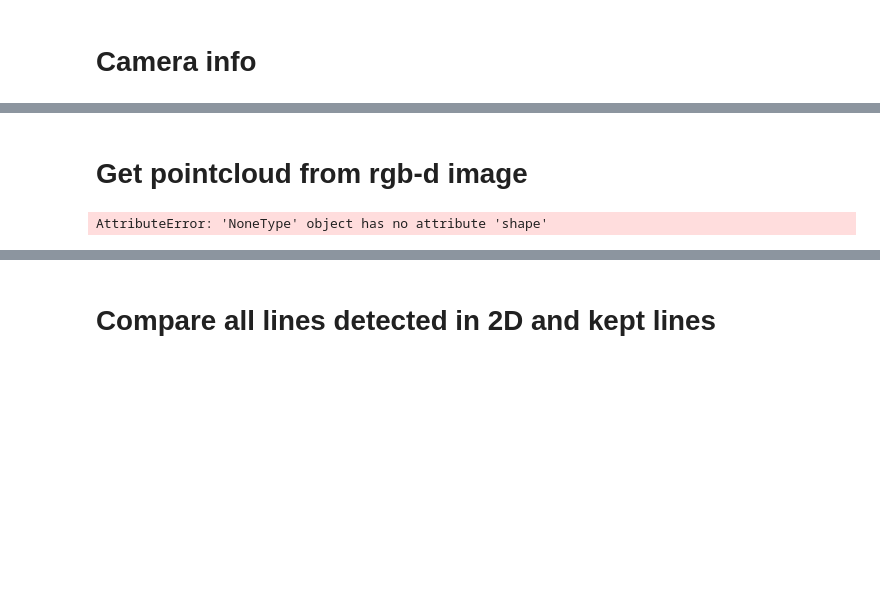
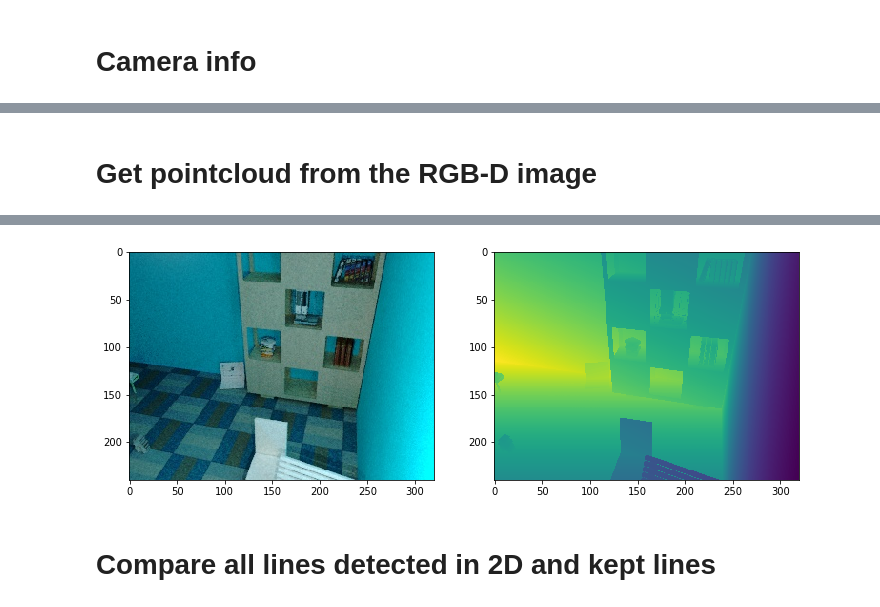
Before and after one commit to ethz-asl/lcd, a Jupyter notebook: python/examples/00-Go_through_our_data.ipynb, the cells around one changed output, grey strips where cells are left out. Cells and saved outputs as stored; diff of their text form; code cells hidden in the pictures; blank space fills up the shorter version.

```diff
--- a/python/examples/00-Go_through_our_data.ipynb
+++ b/python/examples/00-Go_through_our_data.ipynb
@@ -66,0 +27,5 @@ NameError: name 'pathconfig' is not defined
+# %%
+# Virtual camera is of the SceneNetRGBD (pinhole) camera model.
+virtual_camera = scenenet_utils.get_camera_model()
+# Camera from which the images were taken, SceneNetRGBD (pinhole) camera model.
+real_camera = scenenet_utils.get_camera_model()
@@ -67,14 +127,16 @@ NameError: name 'pathconfig' is not defined
 # %% [markdown]
-# Get pointcloud from rgb-d image
+# Get pointcloud from the RGB-D image
-# %%
-pcl = scenenet_utils.rgbd_to_pcl(rgb_image, depth_image, camera_model)
-# %% [output]
-AttributeError: 'NoneType' object has no attribute 'shape'
+# %%
+# Obtain coloured point cloud from RGB-D image.
+pcl = real_camera.rgbd_to_pcl(rgb_image=rgb_image, depth_image=depth_image, visualize_cloud=False)
 # %%
 %%time
 plt.rcParams['figure.figsize'] = (12, 12)
 
-image, depth = scenenet_utils.project_pcl_to_image(pcl, camera_model)
+# As a check, show the RGB and depth images obtained by reprojecting the point cloud onto the image plane of the
+# real camera. NOTE: The point cloud generated above has obviously coordinates in the world frame.
+(rgb_image_from_pcl, depth_image_from_pcl, num_nonempty_pixels) = cloud_utils.project_pcl_to_image(pcl, real_camera)
 fig, ax = plt.subplots(1,2)
-ax[0].imshow(cv2.cvtColor(image,cv2.COLOR_BGR2RGB))
-ax[1].imshow(depth)
+ax[0].imshow(cv2.cvtColor(rgb_image_from_pcl, cv2.COLOR_BGR2RGB))
+ax[1].imshow(depth_image_from_pcl)
+# %% [output]
@@ -81,3 +145,4 @@ ax[1].imshow(depth)
+[figure, added]
 # %% [markdown]
 # Compare all lines detected in 2D and kept lines
 # %%
```
Also changed, not shown: parts of 14 cells of this notebook.
